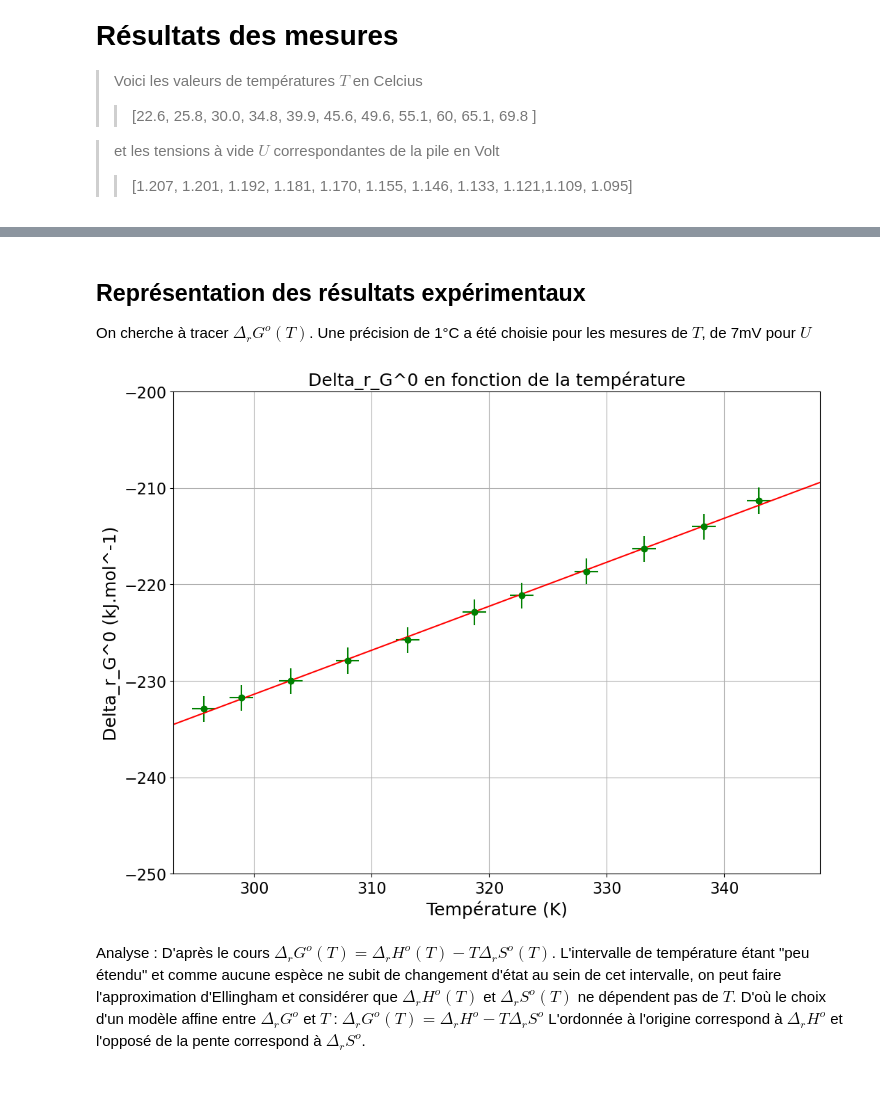
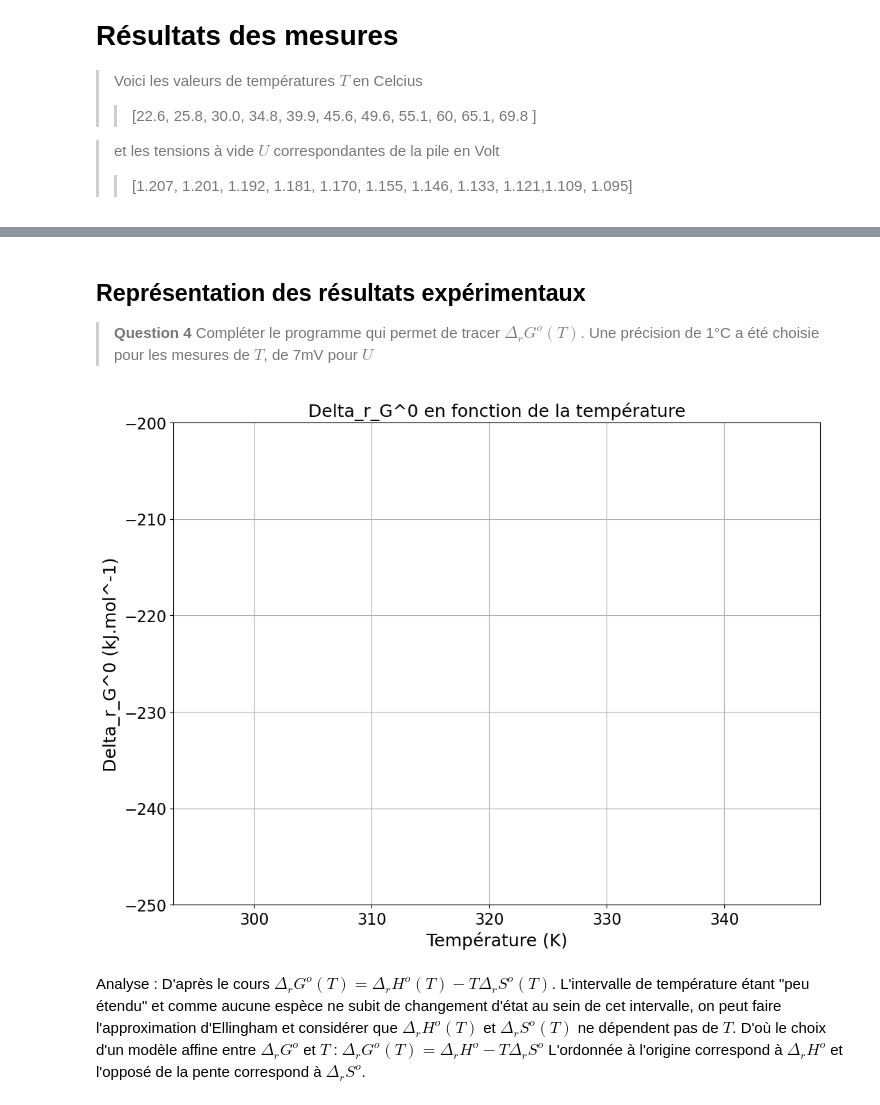
Before and after one commit to ptsireunion/ptsireunion.github.io, a Jupyter notebook: CN_PT_18_Electrochimie.ipynb, the cells around one changed output, grey strips where cells are left out. Saved outputs shown, nothing was run; the diff lists cells and outputs as text; code cells hidden in the pictures.

```diff
--- a/CN_PT_18_Electrochimie.ipynb
+++ b/CN_PT_18_Electrochimie.ipynb
@@ -43,8 +44,10 @@ avec des concentrations de 1,0 mol$^{-1}$ en sulfate de zinc et de 0,050 mol$^{-
 >> 3.4) Exprimer $\Delta_r G^o$ l'enthalpie libre standard de la réaction en fonction des potentiels standards $E_0^1$ et $E_0^2$ puis en fonction de la tension à vide $U$.
 # %% [markdown]
 ## Représentation des résultats expérimentaux
-On cherche à tracer $\Delta_r G^o(T)$.
-Une précision de 1°C a été choisie pour les mesures de $T$, de 7mV pour $U$
+
+>**Question 4**
+>Compléter le programme qui permet de tracer $\Delta_r G^o(T)$.
+>Une précision de 1°C a été choisie pour les mesures de $T$, de 7mV pour $U$
 # %%
 import numpy as np                     #importer numpy
 import matplotlib.pyplot as plt        #représentations graphiques
@@ -52,39 +55,40 @@ import matplotlib.pyplot as plt        #représentations graphiques
 #mesures de température
 temperature_Celius = np.array([22.6, 25.8, 30.0, 34.8, 39.9, 45.6, 49.6, 55.1, 60, 65.1, 69.8 ])
 temperature_Kelvin = temperature_Celius + 273.15
 Prec_temperature = np.array([1 for i in range(len(temperature_Kelvin))]) #Précision sur T en degré
 
 #tension à vide
 tension_vide  =  np.array([1.207, 1.201, 1.192, 1.181, 1.170, 1.155, 1.146, 1.133, 1.121,
                            1.109, 1.095])
 Prec_tension_vide = 0.007  #Précision sur U en Volt
 
 #enthlapie libre standard de réaction
 F = 96485     #constante de Faraday en C.mol-1
 Delta_r_G_0 = -2*F*tension_vide/1e3             #Delta_r_G_0 en kJ.mol-1
 Prec_Delta_r_G_0 = 2*F*Prec_tension_vide/1e3    #Précision sur Delta_r_G_0 en kJ.mol-1
 
 #régression linéaire en utilisant la fonction polyfit de la bibliothèque numpy
 par = np.polyfit(temperature_Kelvin,Delta_r_G_0,1)
 temperature_fit = np.linspace(20+273.15,75+273.15,500);
-ajustement = par[0]*temperature_fit + par[1]
+
+## A COMPLETER ajustement = par[...]*... + par[...]
 
 #tracé
 plt.figure(1, figsize=(12, 9))
-plt.plot(temperature_Kelvin,Delta_r_G_0,'go')
-plt.errorbar(temperature_Kelvin,Delta_r_G_0,xerr=Prec_temperature,
-             yerr=Prec_Delta_r_G_0, fmt='go')
-plt.plot(temperature_fit,ajustement,'r')
+## A COMPLETER plt.plot(...,...,'go')
+
+## A COMPLETER plt.plot(...,ajustement,'r')
+
 plt.xlabel('Température (K)',fontsize=18)
 plt.xlim(20+273.15,75+273.15)
 plt.ylabel('Delta_r_G^0 (kJ.mol^-1)',fontsize=18)
 plt.ylim(-250,-200)
 plt.title('Delta_r_G^0 en fonction de la température',fontsize=18)
 plt.tick_params(axis='both',labelsize=16)
 plt.grid()
 plt.show()
 # %% [output]
-[figure, old version]
+[figure, new version]
 # %% [markdown]
 Analyse : D'après le cours $\Delta_r G^o(T) = \Delta_r H^o(T) - T \Delta_r S^o(T)$. L'intervalle de température étant "peu étendu" et comme aucune espèce ne subit de changement d'état au sein de cet intervalle, on peut faire l'approximation d'Ellingham et considérer que $\Delta_r H^o(T)$ et $\Delta_r S^o(T)$ ne dépendent pas de $T$. D'où le choix d'un modèle affine entre $\Delta_r G^o$ et $T$ : $\Delta_r G^o(T) = \Delta_r H^o - T \Delta_r S^o$
 L'ordonnée à l'origine correspond à $\Delta_r H^o$ et l'opposé de la pente correspond à $\Delta_r S^o$.
```
Also changed, not shown: parts of 6 cells of this notebook.
